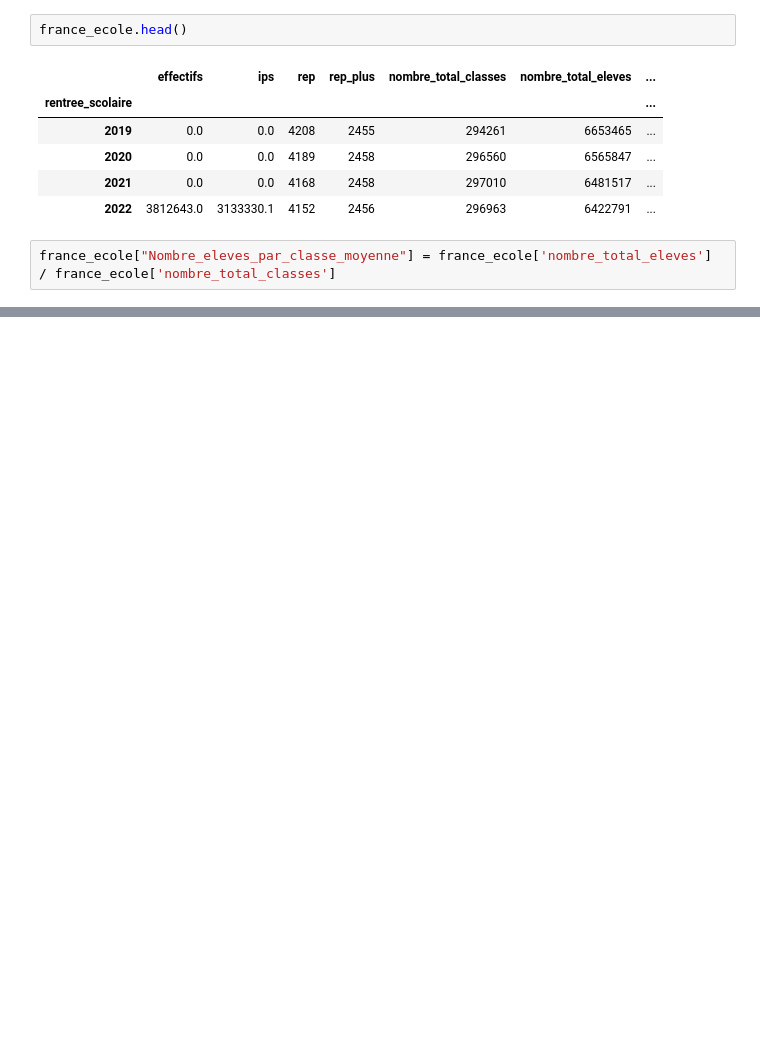
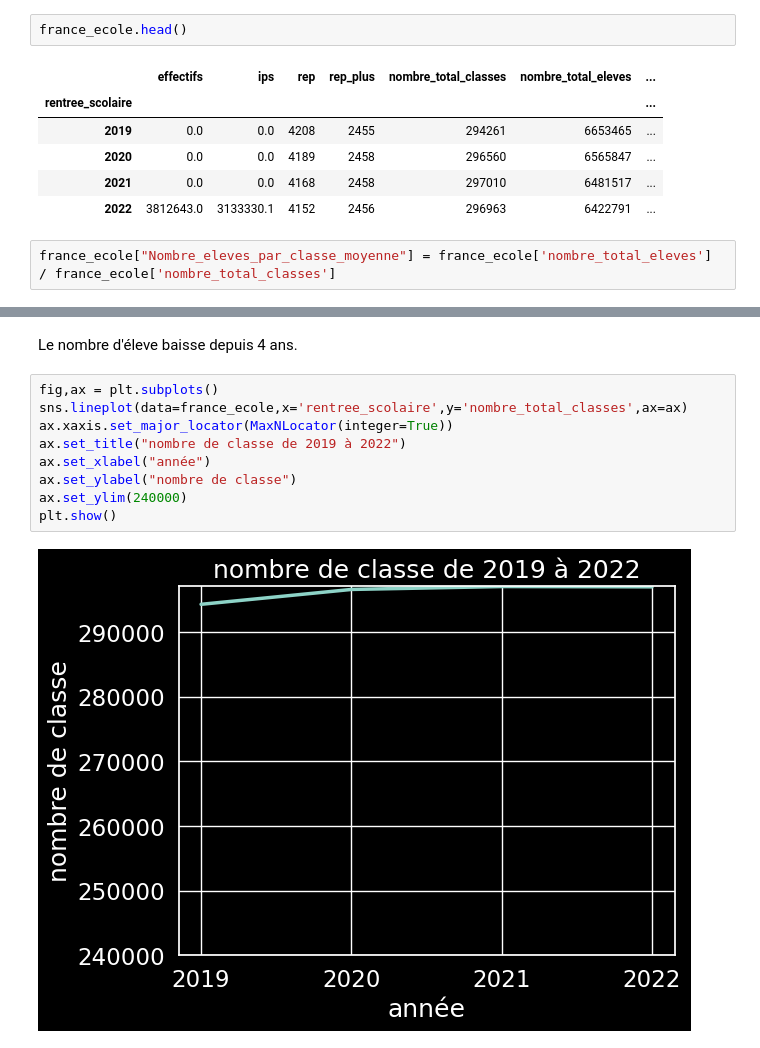
Before and after one commit to barrmath/data_educ, a Jupyter notebook: nettoyage_et_analyse.ipynb, the cells around one changed output, grey strips where cells are left out. Saved outputs shown, nothing was run; the diff lists cells and outputs as text; blank space fills up the shorter version.

```diff
--- a/nettoyage_et_analyse.ipynb
+++ b/nettoyage_et_analyse.ipynb
@@ -215,0 +222,13 @@ plt.show()
+# %% [markdown]
+Le nombre d'éleve baisse depuis 4 ans.
+# %%
+fig,ax = plt.subplots()
+sns.lineplot(data=france_ecole,x='rentree_scolaire',y='nombre_total_classes',ax=ax)
+ax.xaxis.set_major_locator(MaxNLocator(integer=True))
+ax.set_title("nombre de classe de 2019 à 2022")
+ax.set_xlabel("année")
+ax.set_ylabel("nombre de classe")
+ax.set_ylim(240000)
+plt.show()
+# %% [output]
+[figure, added]
```
Also changed, not shown: parts of 24 cells of this notebook.
